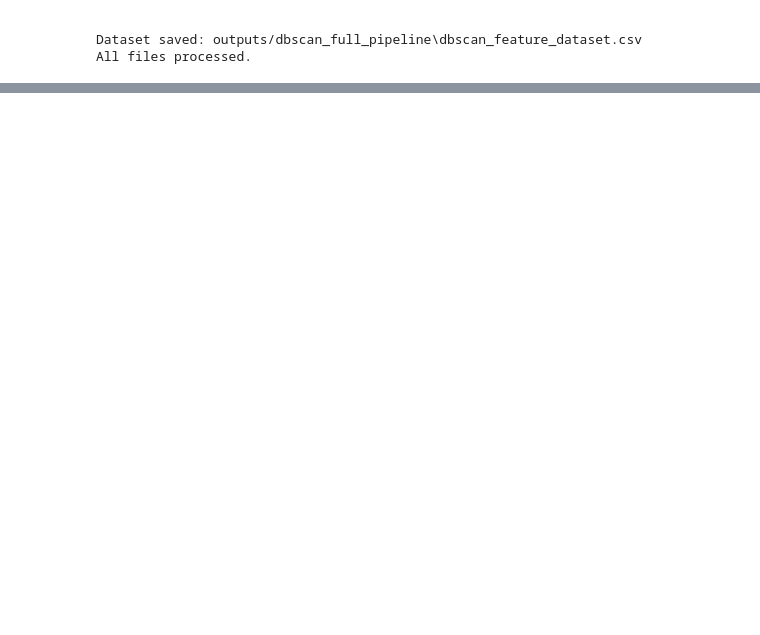
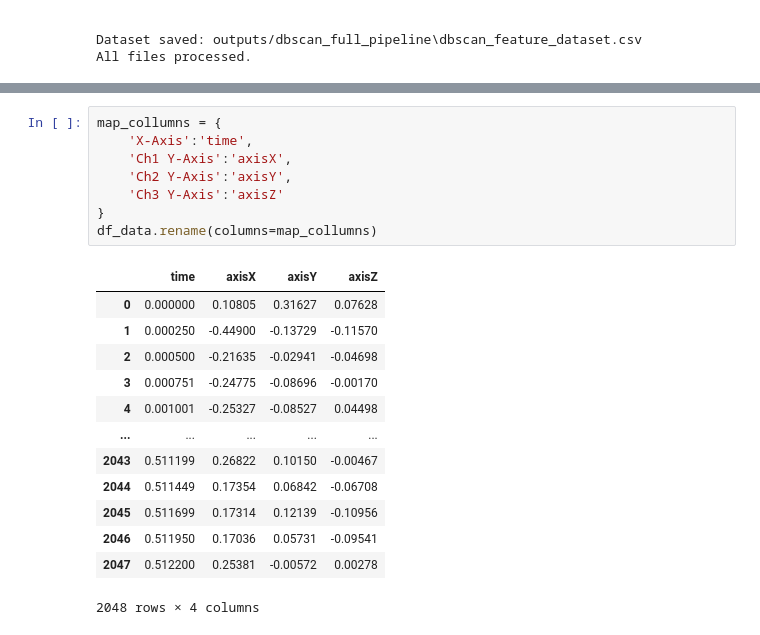
Before and after one commit to JoaoRRosa/TRACTICIAN_Challenge, a Jupyter notebook: Project.ipynb, the cells around one changed output, grey strips where cells are left out. Drawn from its saved outputs; the diff is of its cells as text; blank space fills up the shorter version.

```diff
--- a/Project.ipynb
+++ b/Project.ipynb
@@ -6613,0 +7052,22 @@ All files processed.
+# %%
+map_collumns = {
+    'X-Axis':'time',
+    'Ch1 Y-Axis':'axisX',
+    'Ch2 Y-Axis':'axisY',
+    'Ch3 Y-Axis':'axisZ'
+}
+df_data.rename(columns=map_collumns)
+# %% [output]
+|  | time | axisX | axisY | axisZ |
+| 0 | 0.000000 | 0.10805 | 0.31627 | 0.07628 |
+| 1 | 0.000250 | -0.44900 | -0.13729 | -0.11570 |
+| 2 | 0.000500 | -0.21635 | -0.02941 | -0.04698 |
+| 3 | 0.000751 | -0.24775 | -0.08696 | -0.00170 |
+| 4 | 0.001001 | -0.25327 | -0.08527 | 0.04498 |
+| ... | ... | ... | ... | ... |
+| 2043 | 0.511199 | 0.26822 | 0.10150 | -0.00467 |
+| 2044 | 0.511449 | 0.17354 | 0.06842 | -0.06708 |
+| 2045 | 0.511699 | 0.17314 | 0.12139 | -0.10956 |
+| 2046 | 0.511950 | 0.17036 | 0.05731 | -0.09541 |
+| 2047 | 0.512200 | 0.25381 | -0.00572 | 0.00278 |
+2048 rows × 4 columns
```
Also changed, not shown: parts of 18 cells of this notebook, 2 other files.
